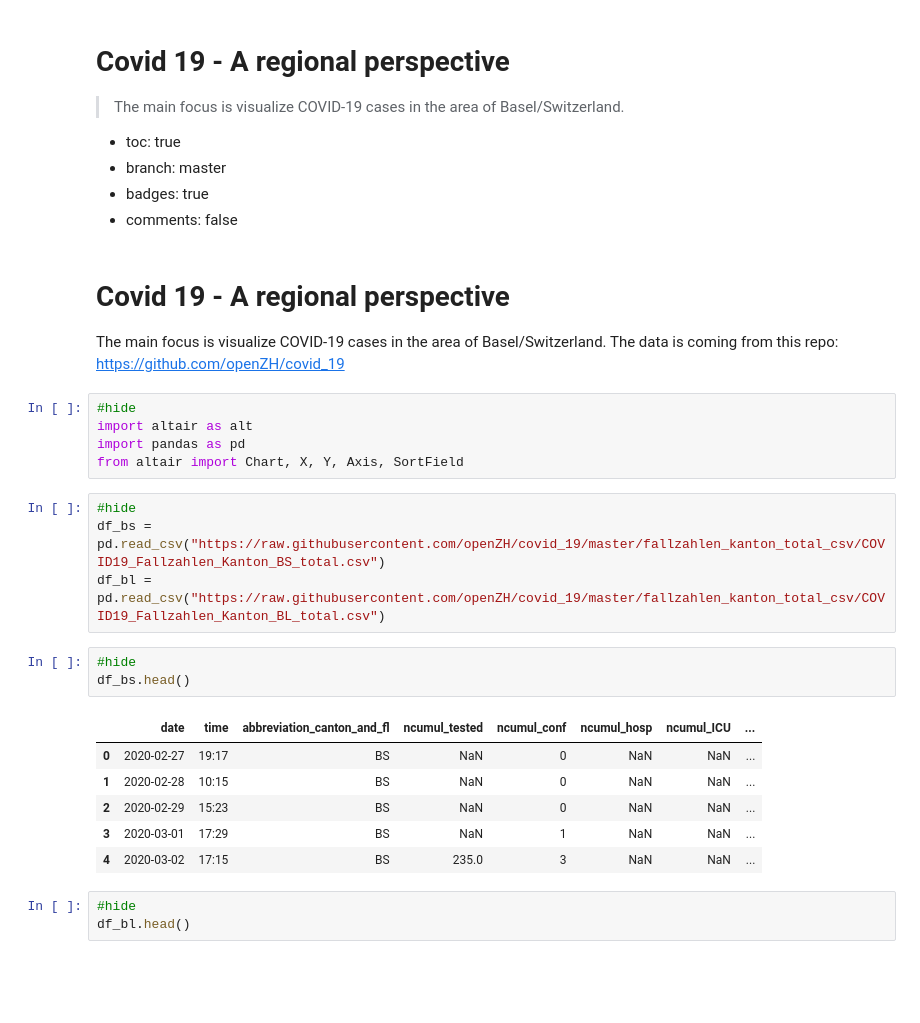
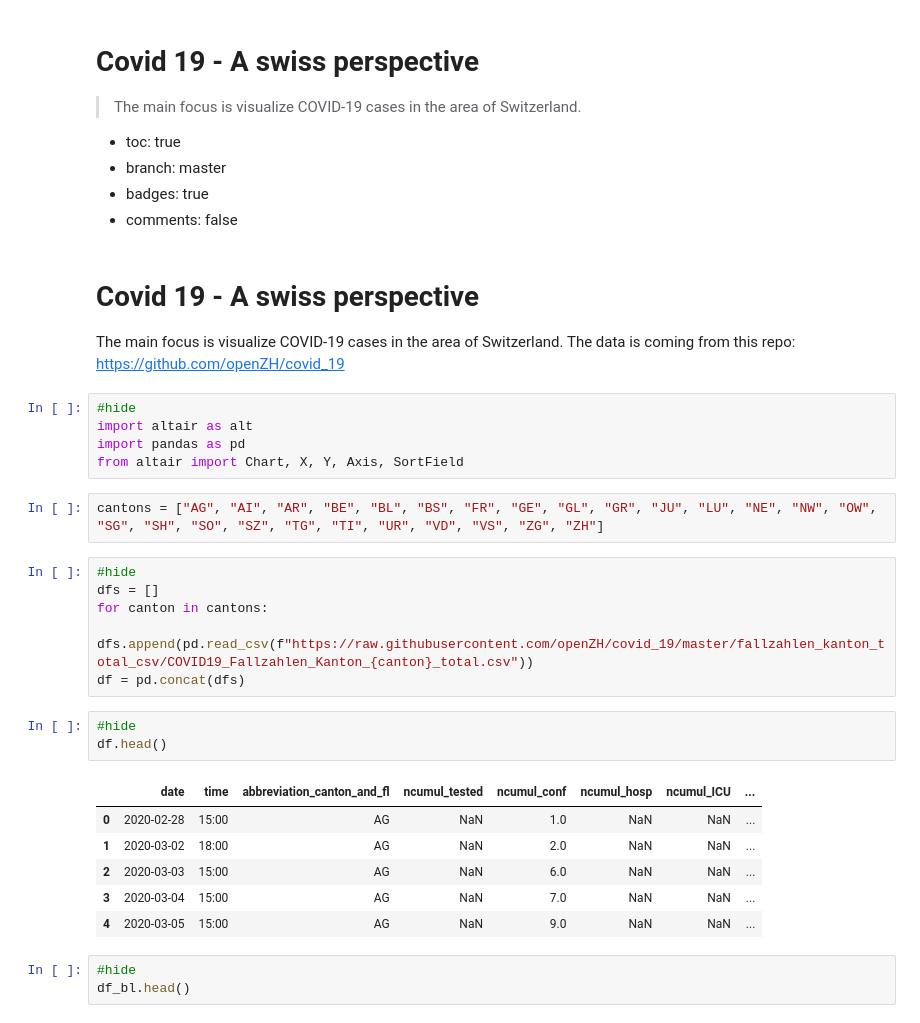
Before and after one commit to joshy/covid-19, a Jupyter notebook: _notebooks/2020-03-24-covid.ipynb, the cells around one changed output. Saved outputs shown, nothing was run; the diff lists cells and outputs as text; blank space fills up the shorter version.

```diff
--- a/_notebooks/2020-03-24-covid.ipynb
+++ b/_notebooks/2020-03-24-covid.ipynb
@@ -1,34 +1,38 @@
 # %% [markdown]
-# Covid 19 - A regional perspective
-> The main focus is visualize COVID-19 cases in the area of Basel/Switzerland.
+# Covid 19 - A swiss perspective
+> The main focus is visualize COVID-19 cases in the area of Switzerland.
 
 - toc: true
 - branch: master
 - badges: true
 - comments: false
 # %% [markdown]
-# Covid 19 - A regional perspective
+# Covid 19 - A swiss perspective
 
-The main focus is visualize COVID-19 cases in the area of Basel/Switzerland. The data is coming from this repo: https://github.com/openZH/covid_19
+The main focus is visualize COVID-19 cases in the area of Switzerland. The data is coming from this repo: https://github.com/openZH/covid_19
 # %%
 #hide
 import altair as alt
 import pandas as pd
 from altair import Chart, X, Y, Axis, SortField
+# %%
+cantons = ["AG", "AI", "AR", "BE", "BL", "BS", "FR", "GE", "GL", "GR", "JU", "LU", "NE", "NW", "OW", "SG", "SH", "SO", "SZ", "TG", "TI", "UR", "VD", "VS", "ZG", "ZH"]
 # %%
 #hide
-df_bs = pd.read_csv("https://raw.githubusercontent.com/openZH/covid_19/master/fallzahlen_kanton_total_csv/COVID19_Fallzahlen_Kanton_BS_total.csv")
-df_bl = pd.read_csv("https://raw.githubusercontent.com/openZH/covid_19/master/fallzahlen_kanton_total_csv/COVID19_Fallzahlen_Kanton_BL_total.csv")
+dfs = []
+for canton in cantons:
+    dfs.append(pd.read_csv(f"https://raw.githubusercontent.com/openZH/covid_19/master/fallzahlen_kanton_total_csv/COVID19_Fallzahlen_Kanton_{canton}_total.csv"))
+df = pd.concat(dfs)
 # %%
 #hide
-df_bs.head()
+df.head()
 # %% [output]
 |  | date | time | abbreviation_canton_and_fl | ncumul_tested | ncumul_conf | ncumul_hosp | ncumul_ICU | ... |
-| 0 | 2020-02-27 | 19:17 | BS | NaN | 0 | NaN | NaN | ... |
-| 1 | 2020-02-28 | 10:15 | BS | NaN | 0 | NaN | NaN | ... |
-| 2 | 2020-02-29 | 15:23 | BS | NaN | 0 | NaN | NaN | ... |
-| 3 | 2020-03-01 | 17:29 | BS | NaN | 1 | NaN | NaN | ... |
-| 4 | 2020-03-02 | 17:15 | BS | 235.0 | 3 | NaN | NaN | ... |
+| 0 | 2020-02-28 | 15:00 | AG | NaN | 1.0 | NaN | NaN | ... |
+| 1 | 2020-03-02 | 18:00 | AG | NaN | 2.0 | NaN | NaN | ... |
+| 2 | 2020-03-03 | 15:00 | AG | NaN | 6.0 | NaN | NaN | ... |
+| 3 | 2020-03-04 | 15:00 | AG | NaN | 7.0 | NaN | NaN | ... |
+| 4 | 2020-03-05 | 15:00 | AG | NaN | 9.0 | NaN | NaN | ... |
 # %%
 #hide
 df_bl.head()
```
Also changed, not shown: parts of 2 cells of this notebook.
